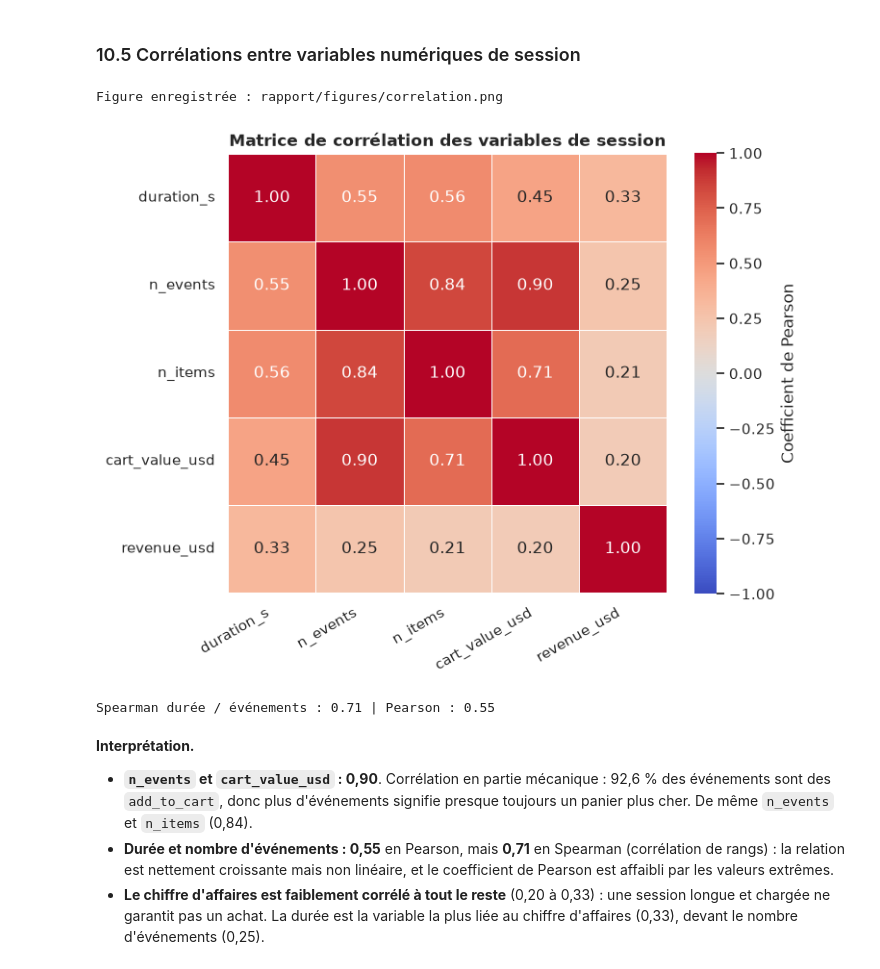
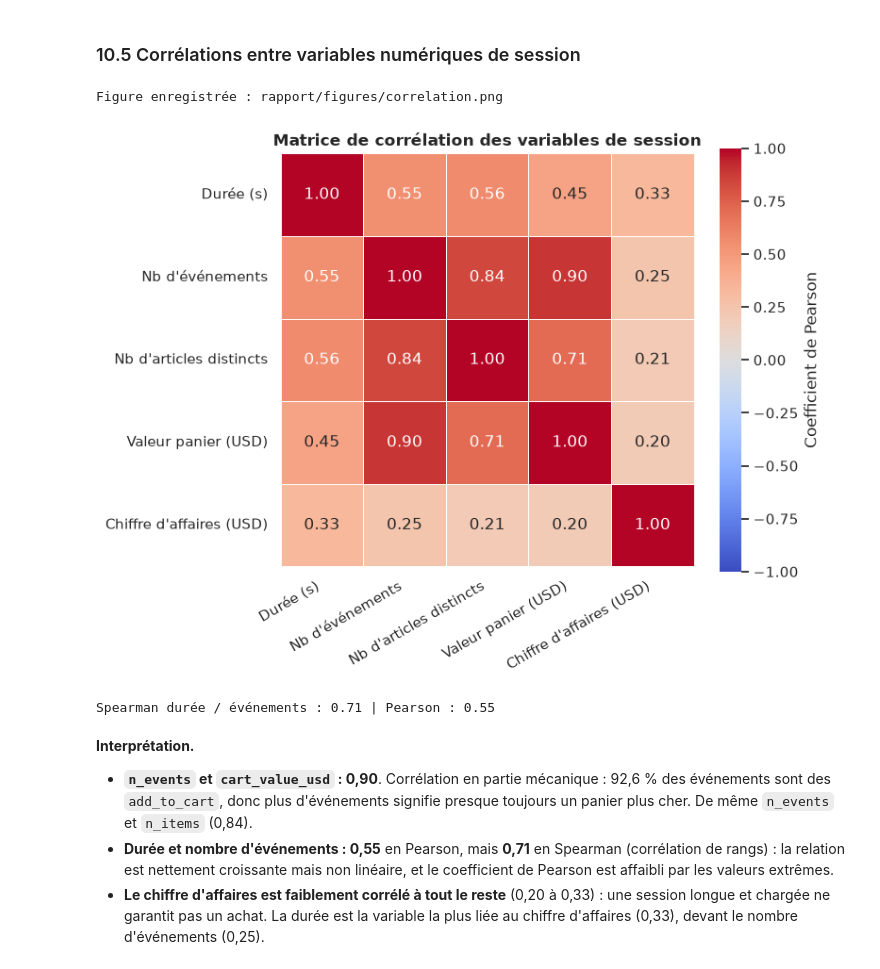
Before and after one commit to Abdazz/audience-lab, a Jupyter notebook: notebooks/01_preparation_donnees.ipynb, the cells around one changed output. Saved outputs shown, nothing was run; the diff lists cells and outputs as text; code cells hidden in the pictures.

```diff
--- a/notebooks/01_preparation_donnees.ipynb
+++ b/notebooks/01_preparation_donnees.ipynb
@@ -854,6 +863,13 @@ print("Moyenne de sessions par jour, par mois :")
 print(sessions_par_jour.groupby(sessions_par_jour.index.strftime("%Y-%m")).mean().round(1).to_string())
 print("5 jours les plus actifs :")
 print(sessions_par_jour.sort_values(ascending=False).head(5).to_string())
+print("Démarrage de la saison :", {f"{jour:%d/%m}": int(n) for jour, n in sessions_par_jour["2020-11-22":"2020-11-24"].items()})
+print("Sessions aux dates repères :", {libelle: int(sessions_par_jour[jour]) for jour, (libelle, _, _) in REPERES.items()})
+sessions_par_semaine = sessions.set_index("start").resample("W-MON", label="left", closed="left").size()
+print(f"Semaine la plus chargée : semaine du {sessions_par_semaine.idxmax():%Y-%m-%d} "
+      f"({nombre_fr(sessions_par_semaine.max())} sessions)")
+print(f"Rapport décembre / novembre (sessions par jour) : "
+      f"{nombre_fr(sessions_par_jour['2020-12'].mean() / sessions_par_jour['2020-11'].mean(), 2)}")
 # %% [output]
 Jour record : 2020-12-08 (527 sessions)
 Moyenne de sessions par jour, par mois :
@@ -1017,23 +1051,25 @@ Case maximale : ('Mardi', 13) (159 sessions)
 # %%
 variables_numeriques = ["duration_s", "n_events", "n_items", "cart_value_usd", "revenue_usd"]
 correlations = sessions[variables_numeriques].corr()
+LIBELLES_VARIABLES = {"duration_s": "Durée (s)", "n_events": "Nb d'événements", "n_items": "Nb d'articles distincts",
+                      "cart_value_usd": "Valeur panier (USD)", "revenue_usd": "Chiffre d'affaires (USD)"}
 
-fig, ax = plt.subplots(figsize=(7.5, 6))
-sns.heatmap(correlations, annot=True, fmt=".2f", cmap="coolwarm", vmin=-1, vmax=1, square=True,
+fig, ax = plt.subplots(figsize=(7.8, 6.2))
+sns.heatmap(correlations.rename(index=LIBELLES_VARIABLES, columns=LIBELLES_VARIABLES), annot=True, fmt=".2f", cmap="coolwarm", vmin=-1, vmax=1, square=True,
             linewidths=0.5, cbar_kws={"label": "Coefficient de Pearson"}, ax=ax)
 plt.title("Matrice de corrélation des variables de session")
 plt.xticks(rotation=30, ha="right")
 plt.yticks(rotation=0)
 fig.tight_layout()
 enregistrer(fig, "correlation.png")
 plt.show()
 # Corrélation de Spearman = corrélation de Pearson calculée sur les rangs (robuste aux valeurs extrêmes)
 spearman = sessions[variables_numeriques].rank().corr()
 print("Spearman durée / événements :", round(spearman.loc["duration_s", "n_events"], 2),
       "| Pearson :", round(correlations.loc["duration_s", "n_events"], 2))
 # %% [output]
 Figure enregistrée : rapport/figures/correlation.png
-[figure, old version]
+[figure, new version]
 Spearman durée / événements : 0.71 | Pearson : 0.55
 # %% [markdown]
 **Interprétation.**
```
Also changed, not shown: parts of 19 cells of this notebook, 5 other files.
